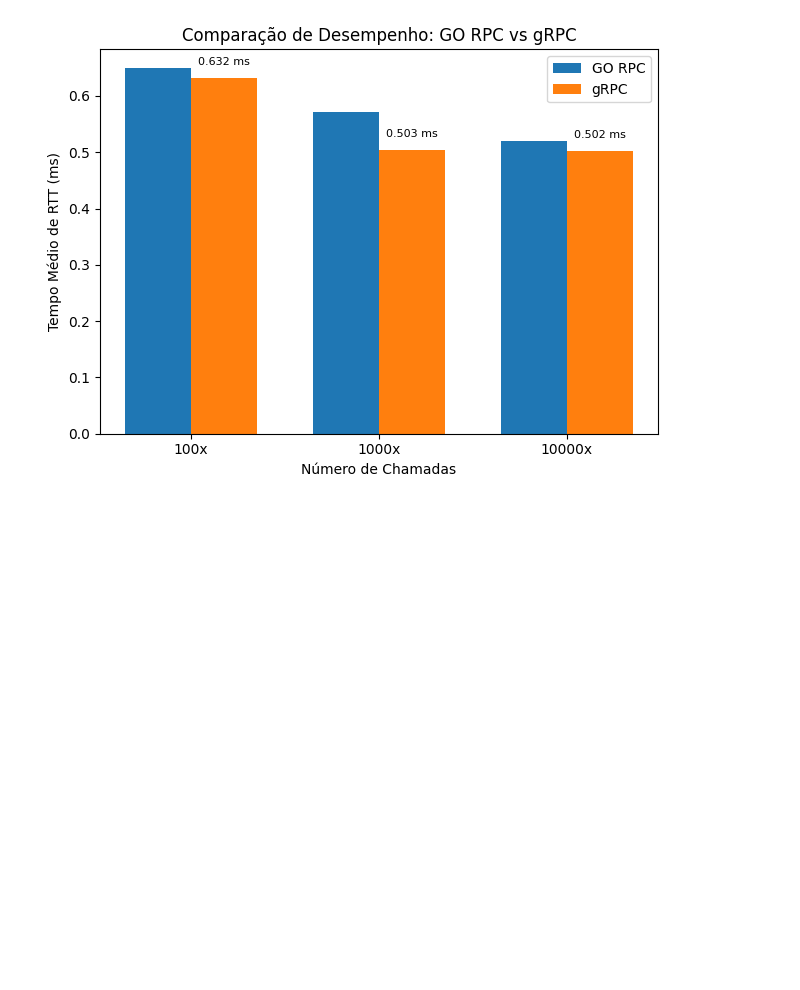
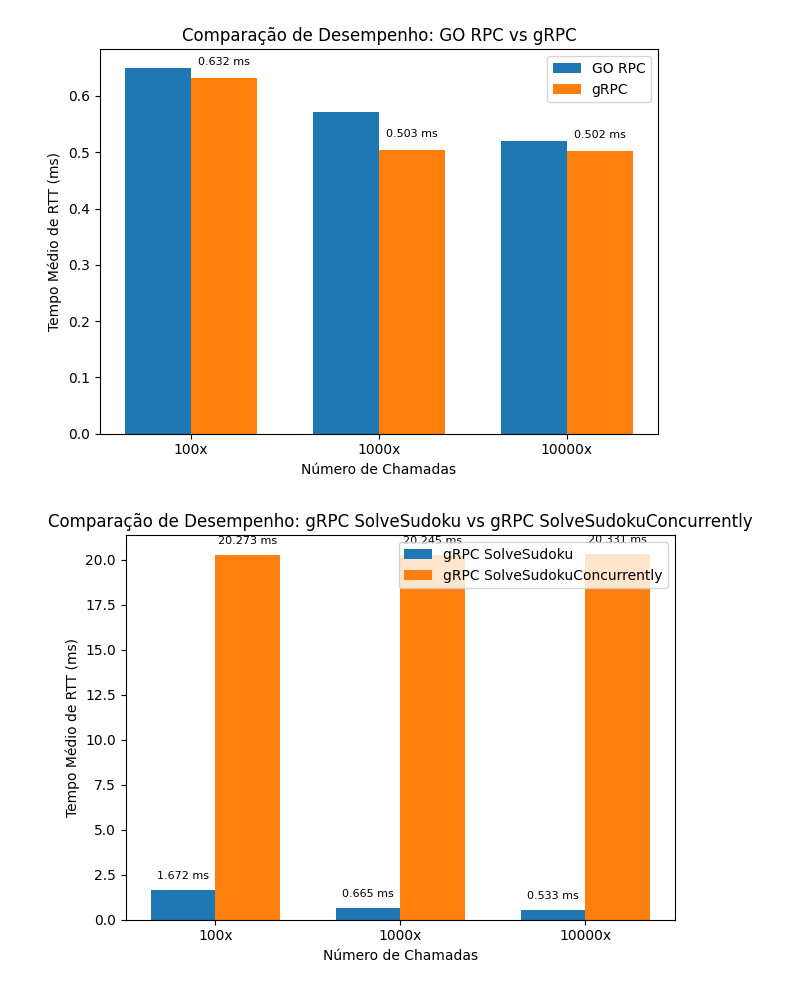
Before and after one commit to Viniciusfelp/Sudoku, a Jupyter notebook: plot/plot.ipynb, the cells around one changed output. Drawn from its saved outputs; the diff is of its cells as text; code cells hidden in the pictures; blank space fills up the shorter version.

```diff
--- a/plot/plot.ipynb
+++ b/plot/plot.ipynb
@@ -259,3 +259,43 @@ plt.tight_layout()
 plt.show()
 # %% [output]
 [figure]
+# %%
+import matplotlib.pyplot as plt
+
+# Dados para gRPC SolveSudoku
+labels = ['100x', '1000x', '10000x']
+grpc_solve_times = [1.672162, 0.665107, 0.532555]  # Médias de RTT em ms
+
+# Dados para gRPC SolveSudokuConcurrently
+grpc_concurrent_times = [20.273240, 20.245055, 20.330811]  # Médias de RTT em ms
+
+x = range(len(labels))
+
+# Criação do gráfico de barras
+fig, ax = plt.subplots()
+bar_width = 0.35
+
+bar1 = ax.bar(x, grpc_solve_times, bar_width, label='gRPC SolveSudoku', color='#1f77b4')  # Azul escuro
+bar2 = ax.bar([i + bar_width for i in x], grpc_concurrent_times, bar_width, label='gRPC SolveSudokuConcurrently', color='#ff7f0e')  # Laranja
+
+# Adicionando detalhes ao gráfico
+ax.set_xlabel('Número de Chamadas')
+ax.set_ylabel('Tempo Médio de RTT (ms)')
+ax.set_title('Comparação de Desempenho: gRPC SolveSudoku vs gRPC SolveSudokuConcurrently')
+ax.set_xticks([i + bar_width / 2 for i in x])
+ax.set_xticklabels(labels)
+ax.legend()
+
+# Adicionando texto com os valores de SolveSudoku
+for i, v in enumerate(grpc_solve_times):
+    ax.text(i, v + 0.5, f'{v:.3f} ms', ha='center', va='bottom', fontsize=8, color='black')
+
+# Adicionando texto com os valores de SolveSudokuConcurrently
+for i, v in enumerate(grpc_concurrent_times):
+    ax.text(i + bar_width, v + 0.5, f'{v:.3f} ms', ha='center', va='bottom', fontsize=8, color='black')
+
+# Exibindo o gráfico
+plt.tight_layout()
+plt.show()
+# %% [output]
+[figure, added]
```
Also changed, not shown: 6 other files.
